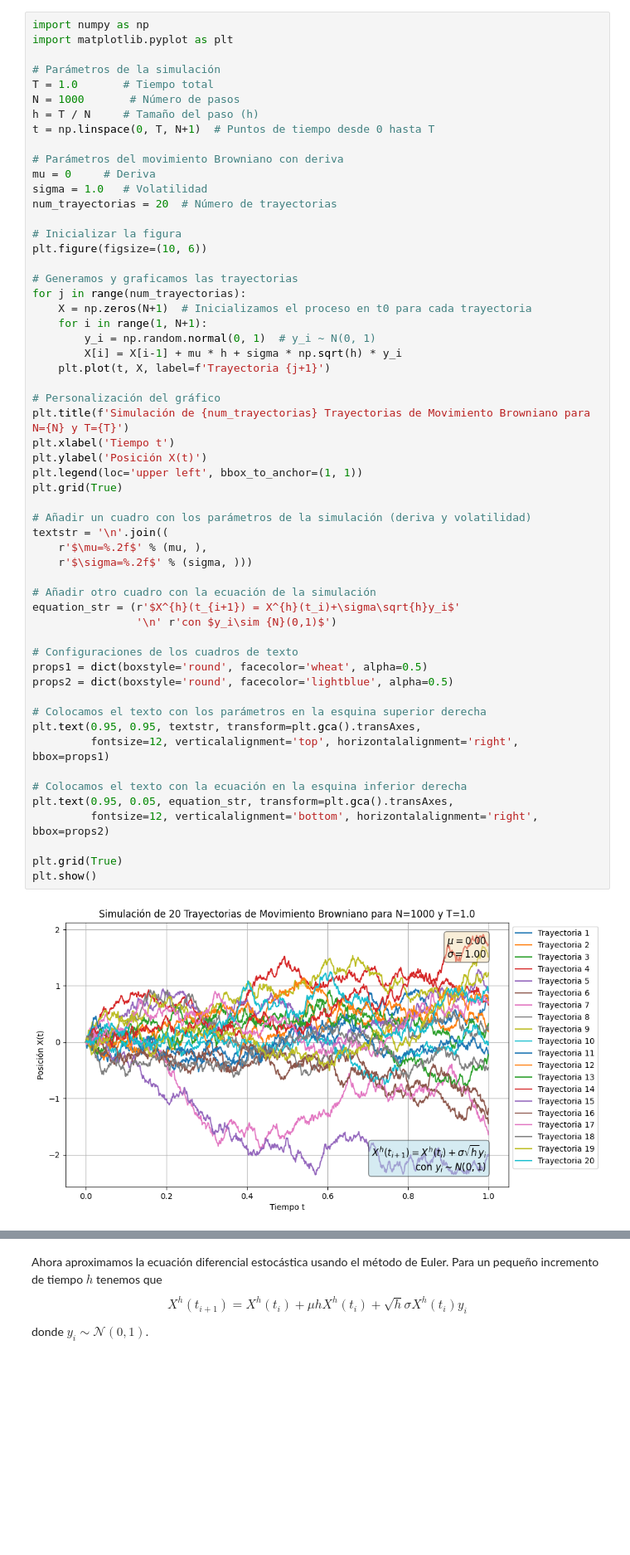
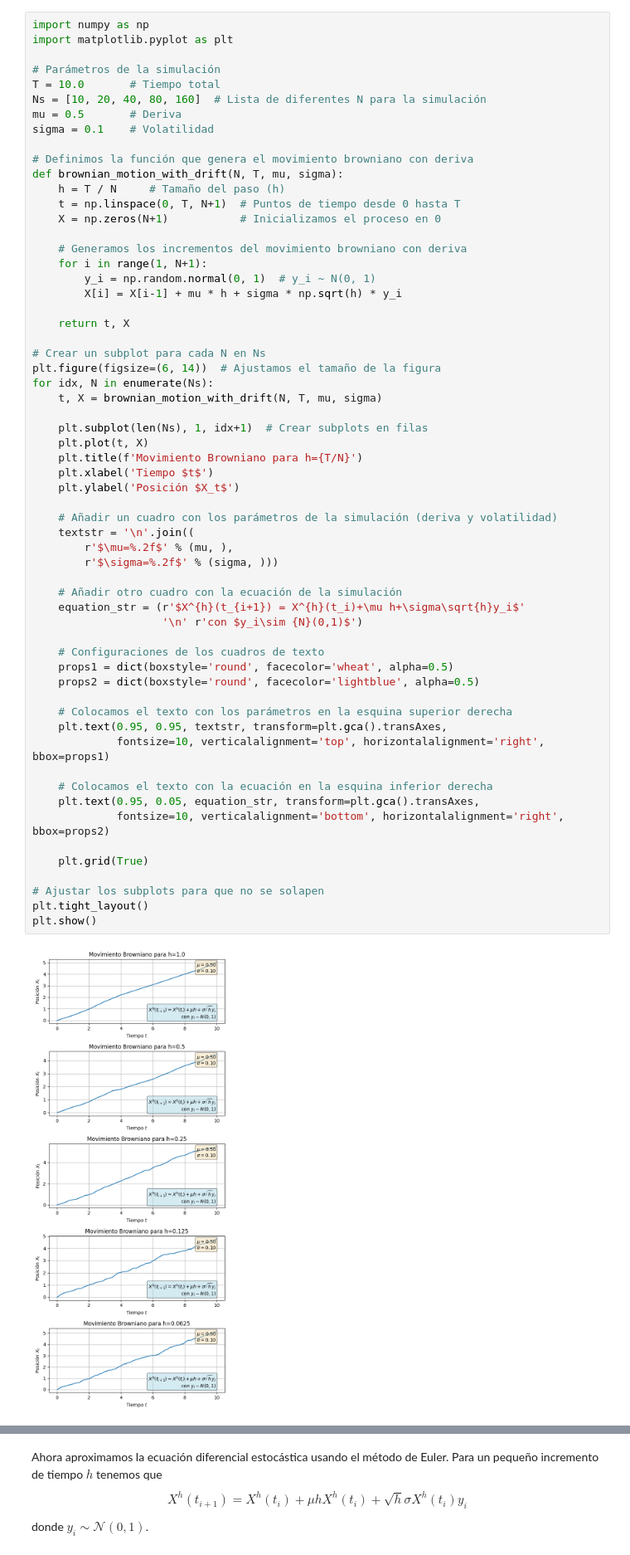
Before and after one commit to ladrianx/proyectos, a Jupyter notebook: Simulaciones.ipynb, the cells around one changed output, grey strips where cells are left out. Shown: that part at 83% size. Cells and saved outputs as stored; diff of their text form; blank space fills up the shorter version.

```diff
--- a/Simulaciones.ipynb
+++ b/Simulaciones.ipynb
@@ -108,59 +147,63 @@ A continuación podemos observar 20 trayectorias con $\mu =0$ y $\sigma =1$
 # %%
 import numpy as np
 import matplotlib.pyplot as plt
 
 # Parámetros de la simulación
-T = 1.0       # Tiempo total
-N = 1000       # Número de pasos
-h = T / N     # Tamaño del paso (h)
-t = np.linspace(0, T, N+1)  # Puntos de tiempo desde 0 hasta T
+T = 10.0       # Tiempo total
+Ns = [10, 20, 40, 80, 160]  # Lista de diferentes N para la simulación
+mu = 0.5       # Deriva
+sigma = 0.1    # Volatilidad
 
-# Parámetros del movimiento Browniano con deriva
-mu = 0     # Deriva
-sigma = 1.0   # Volatilidad
-num_trayectorias = 20  # Número de trayectorias
+# Definimos la función que genera el movimiento browniano con deriva
+def brownian_motion_with_drift(N, T, mu, sigma):
+    h = T / N     # Tamaño del paso (h)
+    t = np.linspace(0, T, N+1)  # Puntos de tiempo desde 0 hasta T
+    X = np.zeros(N+1)           # Inicializamos el proceso en 0
 
-# Inicializar la figura
-plt.figure(figsize=(10, 6))
-
-# Generamos y graficamos las trayectorias
-for j in range(num_trayectorias):
-    X = np.zeros(N+1)  # Inicializamos el proceso en t0 para cada trayectoria
+    # Generamos los incrementos del movimiento browniano con deriva
     for i in range(1, N+1):
         y_i = np.random.normal(0, 1)  # y_i ~ N(0, 1)
         X[i] = X[i-1] + mu * h + sigma * np.sqrt(h) * y_i
-    plt.plot(t, X, label=f'Trayectoria {j+1}')
 
-# Personalización del gráfico
-plt.title(f'Simulación de {num_trayectorias} Trayectorias de Movimiento Browniano para N={N} y T={T}')
-plt.xlabel('Tiempo t')
-plt.ylabel('Posición X(t)')
-plt.legend(loc='upper left', bbox_to_anchor=(1, 1))
-plt.grid(True)
+    return t, X
 
-# Añadir un cuadro con los parámetros de la simulación (deriva y volatilidad)
-textstr = '\n'.join((
-    r'$\mu=%.2f$' % (mu, ),
-    r'$\sigma=%.2f$' % (sigma, )))
+# Crear un subplot para cada N en Ns
+plt.figure(figsize=(6, 14))  # Ajustamos el tamaño de la figura
+for idx, N in enumerate(Ns):
+    t, X = brownian_motion_with_drift(N, T, mu, sigma)
 
-# Añadir otro cuadro con la ecuación de la simulación
-equation_str = (r'$X^{h}(t_{i+1}) = X^{h}(t_i)+\sigma\sqrt{h}y_i$'
-                '\n' r'con $y_i\sim {N}(0,1)$')
+    plt.subplot(len(Ns), 1, idx+1)  # Crear subplots en filas
+    plt.plot(t, X)
+    plt.title(f'Movimiento Browniano para h={T/N}')
+    plt.xlabel('Tiempo $t$')
+    plt.ylabel('Posición $X_t$')
 
-# Configuraciones de los cuadros de texto
-props1 = dict(boxstyle='round', facecolor='wheat', alpha=0.5)
-props2 = dict(boxstyle='round', facecolor='lightblue', alpha=0.5)
+    # Añadir un cuadro con los parámetros de la simulación (deriva y volatilidad)
+    textstr = '\n'.join((
+        r'$\mu=%.2f$' % (mu, ),
+        r'$\sigma=%.2f$' % (sigma, )))
 
-# Colocamos el texto con los parámetros en la esquina superior derecha
-plt.text(0.95, 0.95, textstr, transform=plt.gca().transAxes,
-         fontsize=12, verticalalignment='top', horizontalalignment='right', bbox=props1)
+    # Añadir otro cuadro con la ecuación de la simulación
+    equation_str = (r'$X^{h}(t_{i+1}) = X^{h}(t_i)+\mu h+\sigma\sqrt{h}y_i$'
+                    '\n' r'con $y_i\sim {N}(0,1)$')
 
-# Colocamos el texto con la ecuación en la esquina inferior derecha
-plt.text(0.95, 0.05, equation_str, transform=plt.gca().transAxes,
-         fontsize=12, verticalalignment='bottom', horizontalalignment='right', bbox=props2)
+    # Configuraciones de los cuadros de texto
+    props1 = dict(boxstyle='round', facecolor='wheat', alpha=0.5)
+    props2 = dict(boxstyle='round', facecolor='lightblue', alpha=0.5)
 
-plt.grid(True)
+    # Colocamos el texto con los parámetros en la esquina superior derecha
+    plt.text(0.95, 0.95, textstr, transform=plt.gca().transAxes,
+             fontsize=10, verticalalignment='top', horizontalalignment='right', bbox=props1)
+
+    # Colocamos el texto con la ecuación en la esquina inferior derecha
+    plt.text(0.95, 0.05, equation_str, transform=plt.gca().transAxes,
+             fontsize=10, verticalalignment='bottom', horizontalalignment='right', bbox=props2)
+
+    plt.grid(True)
+
+# Ajustar los subplots para que no se solapen
+plt.tight_layout()
 plt.show()
 # %% [output]
-[figure, old version]
+[figure, new version]
 # %% [markdown]
```
Also changed, not shown: parts of 25 cells of this notebook.
